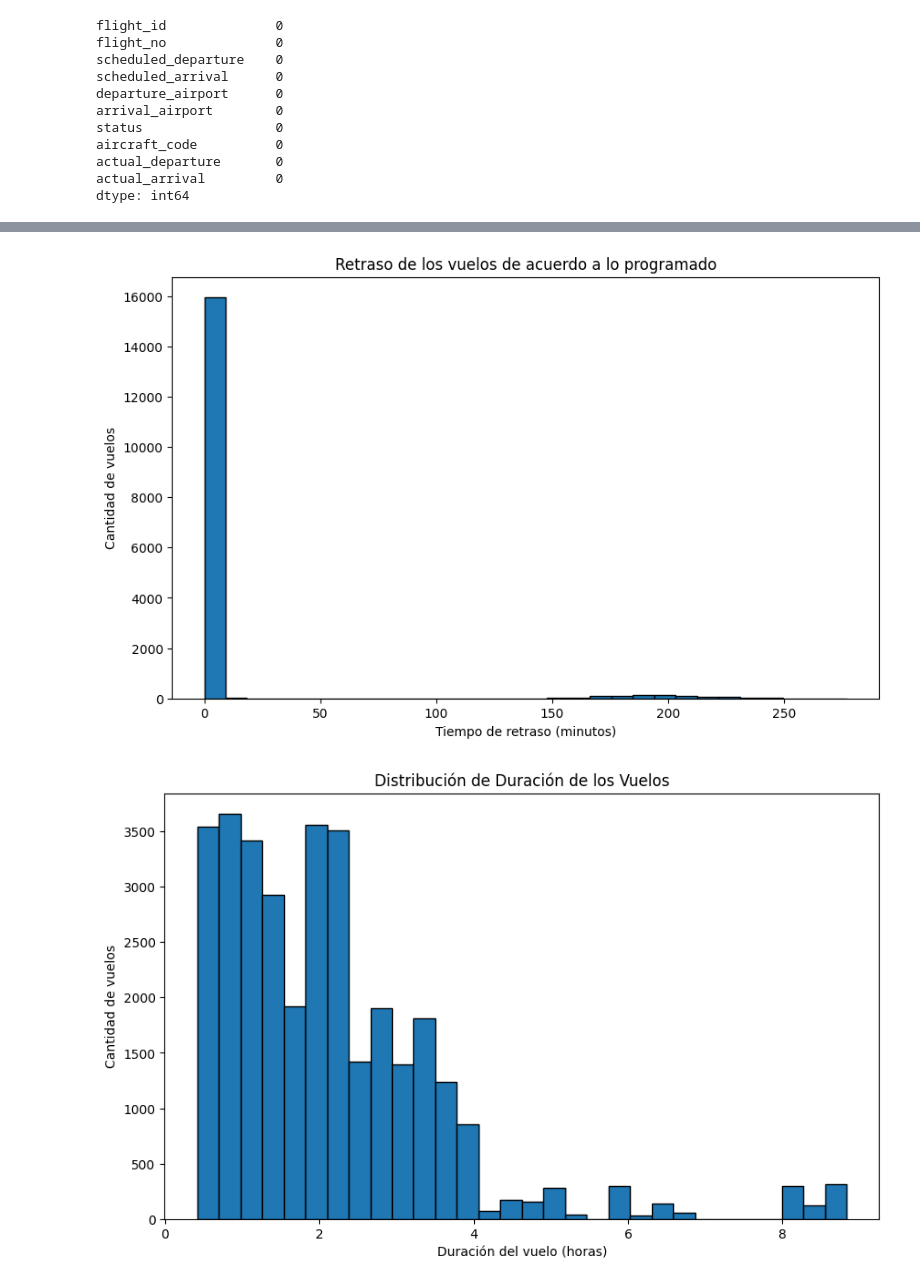
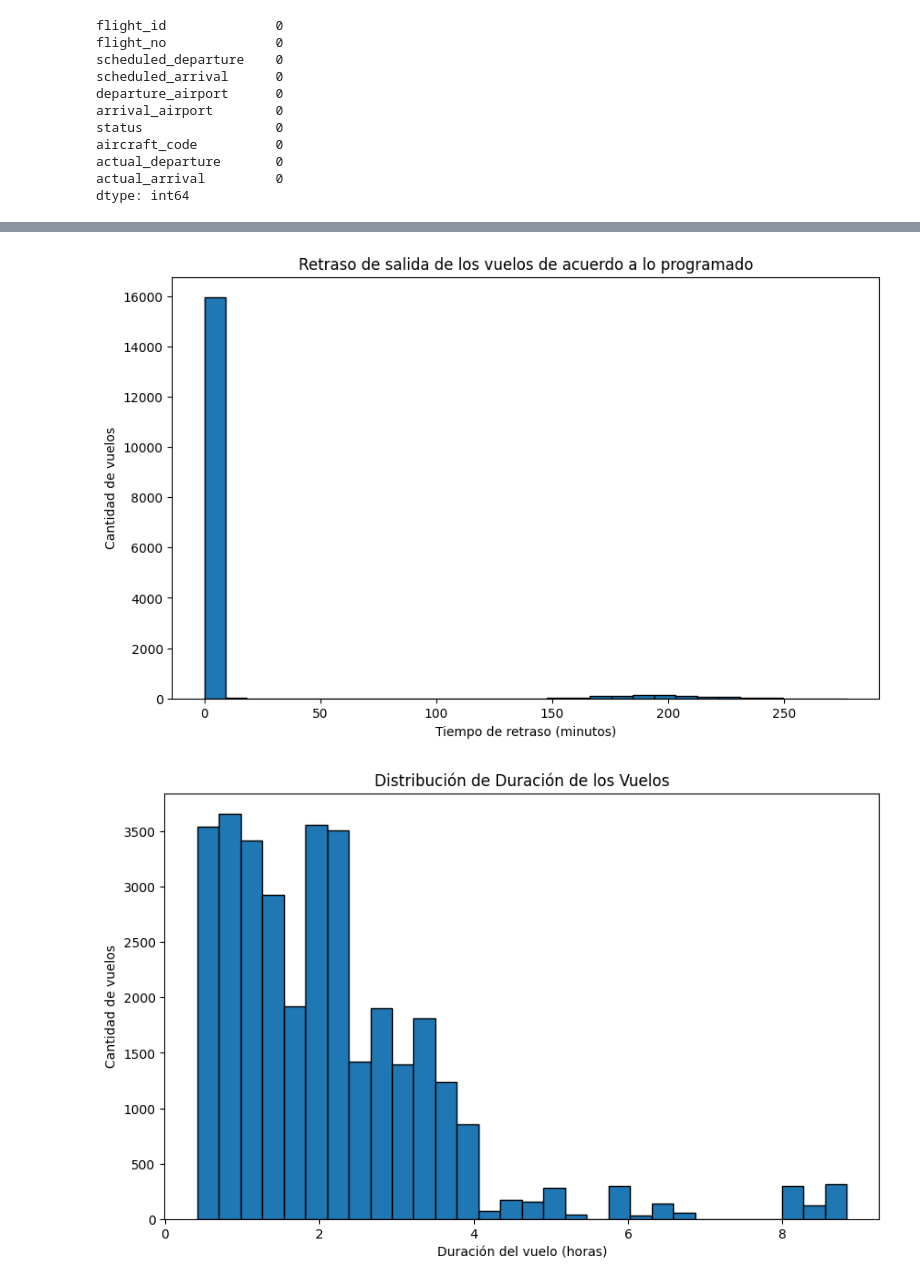
Before and after one commit to SORTEGA11/ProyectoFinalAerolineas, a Jupyter notebook: EDA/Vuelos.ipynb, the cells around one changed output, grey strips where cells are left out. Drawn from its saved outputs; the diff is of its cells as text; code cells hidden in the pictures.

```diff
--- a/EDA/Vuelos.ipynb
+++ b/EDA/Vuelos.ipynb
@@ -101,5 +111,8 @@ vuelos['scheduled_arrival'] = pd.to_datetime(vuelos['scheduled_arrival'], errors
+# %%
+# calculo de la diferencia entre el tiempo de vuelo estimado y el tiempo de vuelo real
+vuelos['diferencia_tiempo_vuelo'] = vuelos['tiempo_real_vuelo'] - vuelos['tiempo_estimado_vuelo']
 # %%
-vuelos['tiempo_estimado_vuelo'] = vuelos['scheduled_arrival'] - vuelos['scheduled_departure']
+vuelos['tiempo_retraso_salida'] = vuelos['actual_departure'] - vuelos['scheduled_departure']
 vuelos
 # %% [output]
 |  | flight_id | flight_no | scheduled_departure | scheduled_arrival | departure_airport | arrival_airport | ... |
@@ -139,3 +130,0 @@ vuelos
-# %%
-vuelos['puntualidad_salida_vuelo'] = vuelos['actual_departure'] - vuelos['scheduled_departure']
-vuelos
@@ -156,19 +131,16 @@ vuelos
 # %%
-vuelos['actual_departure'] = pd.to_datetime(vuelos['actual_departure'], errors='coerce')
-vuelos['scheduled_departure'] = pd.to_datetime(vuelos['scheduled_departure'], errors='coerce')
 
-# Calcula la diferencia entre actual y programado para obtener el retraso
-vuelos['puntualidad_salida_vuelo'] = (vuelos['actual_departure'] - vuelos['scheduled_departure']).dt.total_seconds() / 60
+vuelos['tiempo_retraso_salida'] = (vuelos['actual_departure'] - vuelos['scheduled_departure']).dt.total_seconds() / 60
 
 # Crear el gráfico
 plt.figure(figsize=(10, 6))
-plt.hist(vuelos['puntualidad_salida_vuelo'], bins=30, edgecolor='black')
-plt.title('Retraso de los vuelos de acuerdo a lo programado')
+plt.hist(vuelos['tiempo_retraso_salida'], bins=30, edgecolor='black')
+plt.title('Retraso de salida de los vuelos de acuerdo a lo programado')
 plt.xlabel('Tiempo de retraso (minutos)')
 plt.ylabel('Cantidad de vuelos')
 plt.show()
 # %% [output]
-[figure, old version]
+[figure, new version]
 # %%
 vuelos['tiempo_estimado_vuelo'] = vuelos['tiempo_estimado_vuelo'].dt.total_seconds() / 3600
 
```
Also changed, not shown: parts of 8 cells of this notebook.
